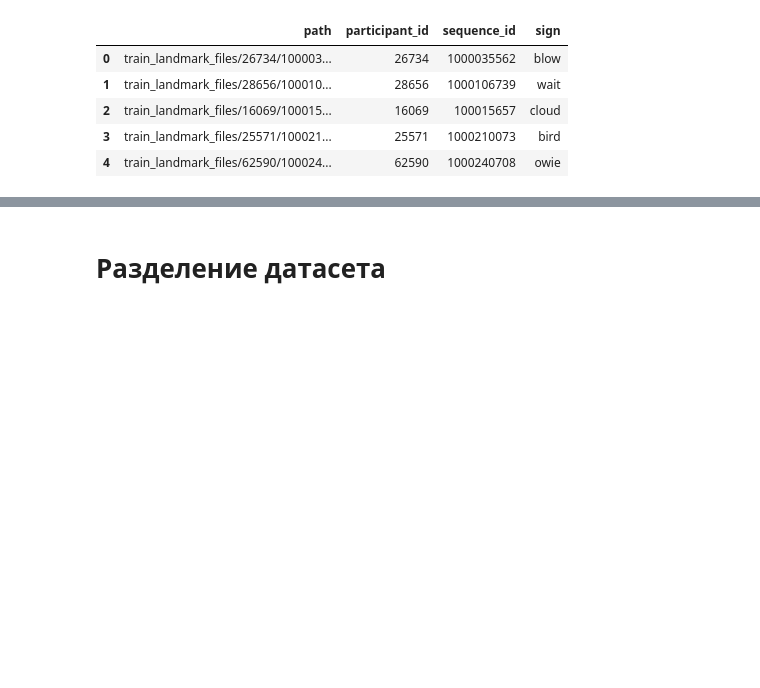
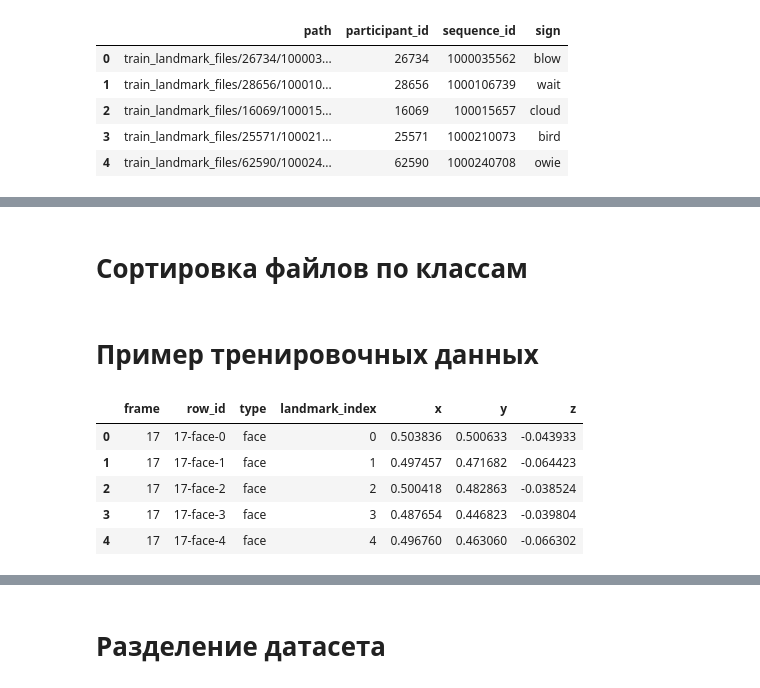
Before and after one commit to HerrPhoton/Sign_Language_Recognition, a Jupyter notebook: Main.ipynb, the cells around one changed output, grey strips where cells are left out. Saved outputs shown, nothing was run; the diff lists cells and outputs as text; code cells hidden in the pictures; blank space fills up the shorter version.

```diff
--- a/Main.ipynb
+++ b/Main.ipynb
@@ -86,3 +104,5 @@ df.head()
+# %% [markdown]
+# Сортировка файлов по классам
 # %%
 def path_handle(path, sign):
 
@@ -95,3 +115,5 @@ if not os.path.exists(CLASSES_DIR):
     os.mkdir(CLASSES_DIR)
 
     [path_handle(path, sign) for path, _, _, sign in zip(df['path'], df['participant_id'], df['sequence_id'], df['sign'])]
+# %% [markdown]
+# Пример тренировочных данных
@@ -97,0 +122,10 @@ if not os.path.exists(CLASSES_DIR):
+# %%
+df = pq.read_table(EXAMPLE_DIR).to_pandas()
+df.head()
+# %% [output]
+|  | frame | row_id | type | landmark_index | x | y | z |
+| 0 | 17 | 17-face-0 | face | 0 | 0.503836 | 0.500633 | -0.043933 |
+| 1 | 17 | 17-face-1 | face | 1 | 0.497457 | 0.471682 | -0.064423 |
+| 2 | 17 | 17-face-2 | face | 2 | 0.500418 | 0.482863 | -0.038524 |
+| 3 | 17 | 17-face-3 | face | 3 | 0.487654 | 0.446823 | -0.039804 |
+| 4 | 17 | 17-face-4 | face | 4 | 0.496760 | 0.463060 | -0.066302 |
```
Also changed, not shown: parts of 13 cells of this notebook.
